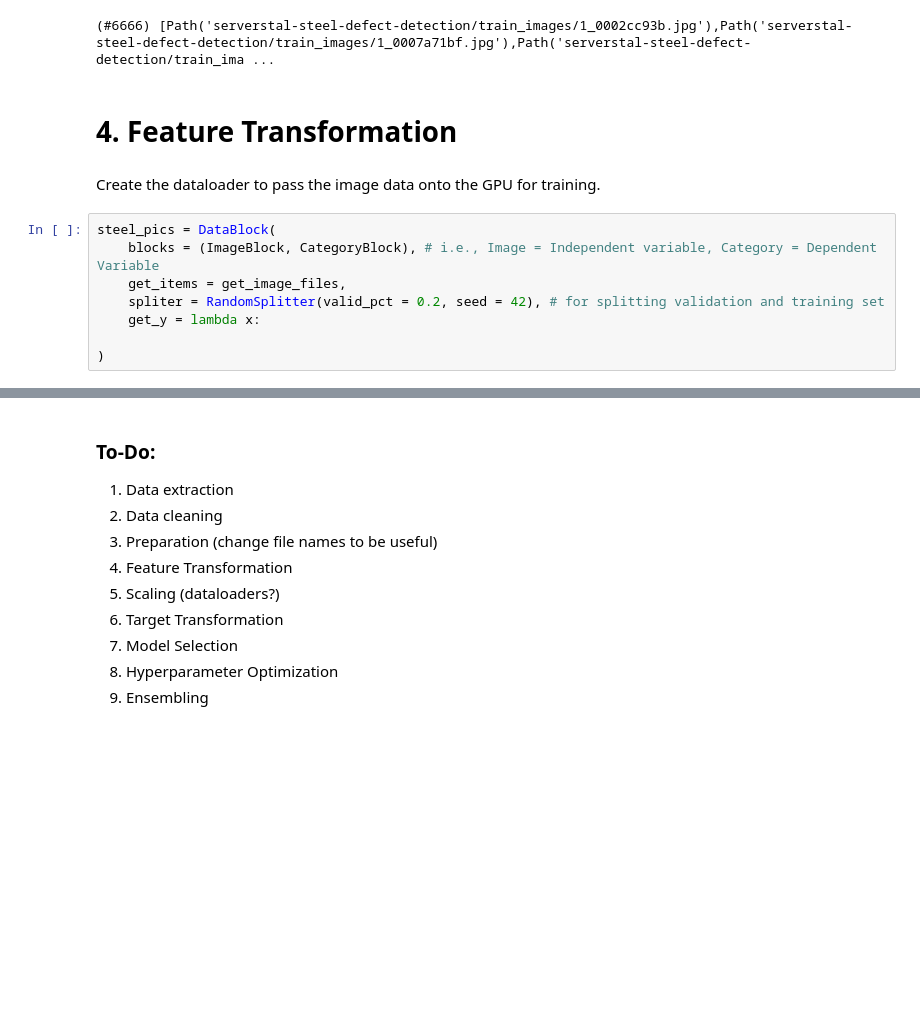
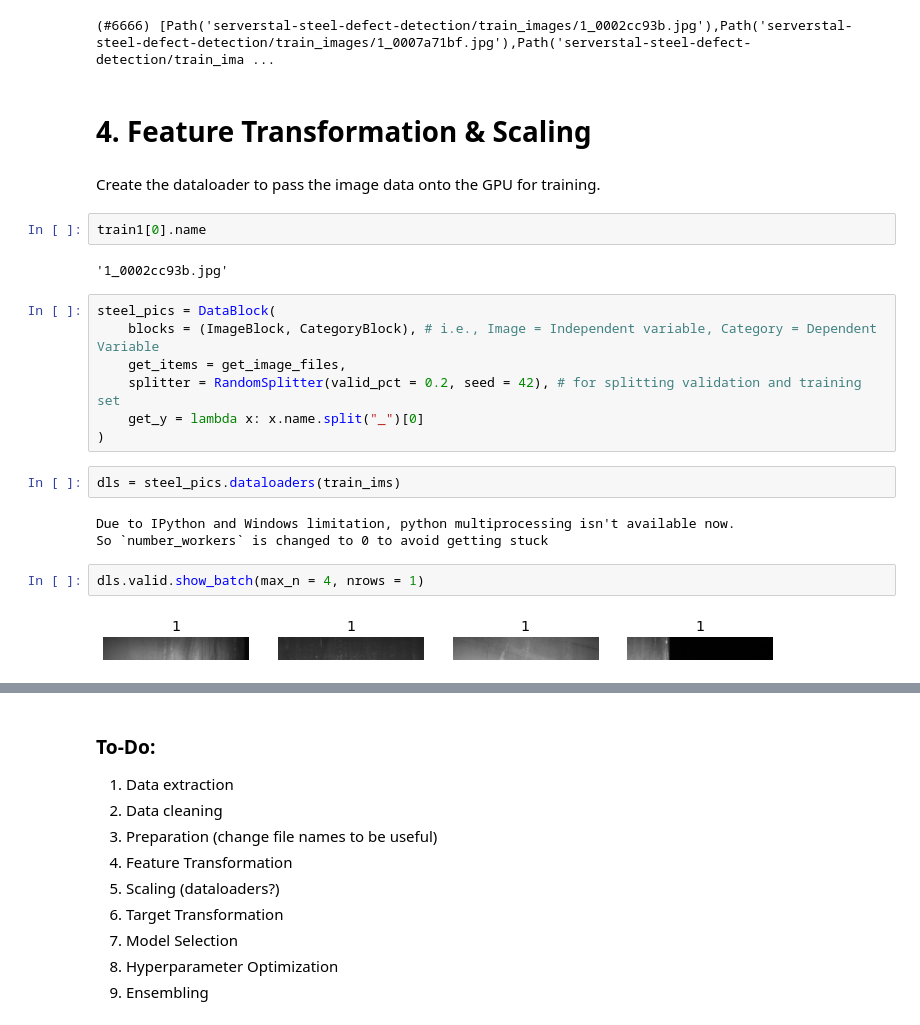
Before and after one commit to TheAlephNull/steel-defects, a Jupyter notebook: EDA.ipynb, the cells around one changed output, grey strips where cells are left out. Cells and saved outputs as stored; diff of their text form; blank space fills up the shorter version.

Commit message:
started training but left early

```diff
--- a/EDA.ipynb
+++ b/EDA.ipynb
@@ -91,14 +91,26 @@ train1
 # %% [output]
 (#6666) [Path('serverstal-steel-defect-detection/train_images/1_0002cc93b.jpg'),Path('serverstal-steel-defect-detection/train_images/1_0007a71bf.jpg'),Path('serverstal-steel-defect-detection/train_ima ...
 # %% [markdown]
-# 4. Feature Transformation
+# 4. Feature Transformation & Scaling
 # %% [markdown]
 Create the dataloader to pass the image data onto the GPU for training.
+# %%
+train1[0].name
+# %% [output]
+'1_0002cc93b.jpg'
 # %%
 steel_pics = DataBlock(
     blocks = (ImageBlock, CategoryBlock), # i.e., Image = Independent variable, Category = Dependent Variable
     get_items = get_image_files,
-    spliter = RandomSplitter(valid_pct = 0.2, seed = 42), # for splitting validation and training set
-    get_y = lambda x:
-
+    splitter = RandomSplitter(valid_pct = 0.2, seed = 42), # for splitting validation and training set
+    get_y = lambda x: x.name.split("_")[0]
 )
+# %%
+dls = steel_pics.dataloaders(train_ims)
+# %% [output]
+Due to IPython and Windows limitation, python multiprocessing isn't available now.
+So `number_workers` is changed to 0 to avoid getting stuck
+# %%
+dls.valid.show_batch(max_n = 4, nrows = 1)
+# %% [output]
+[figure, added]
```
Also changed, not shown: parts of 8 cells of this notebook.
